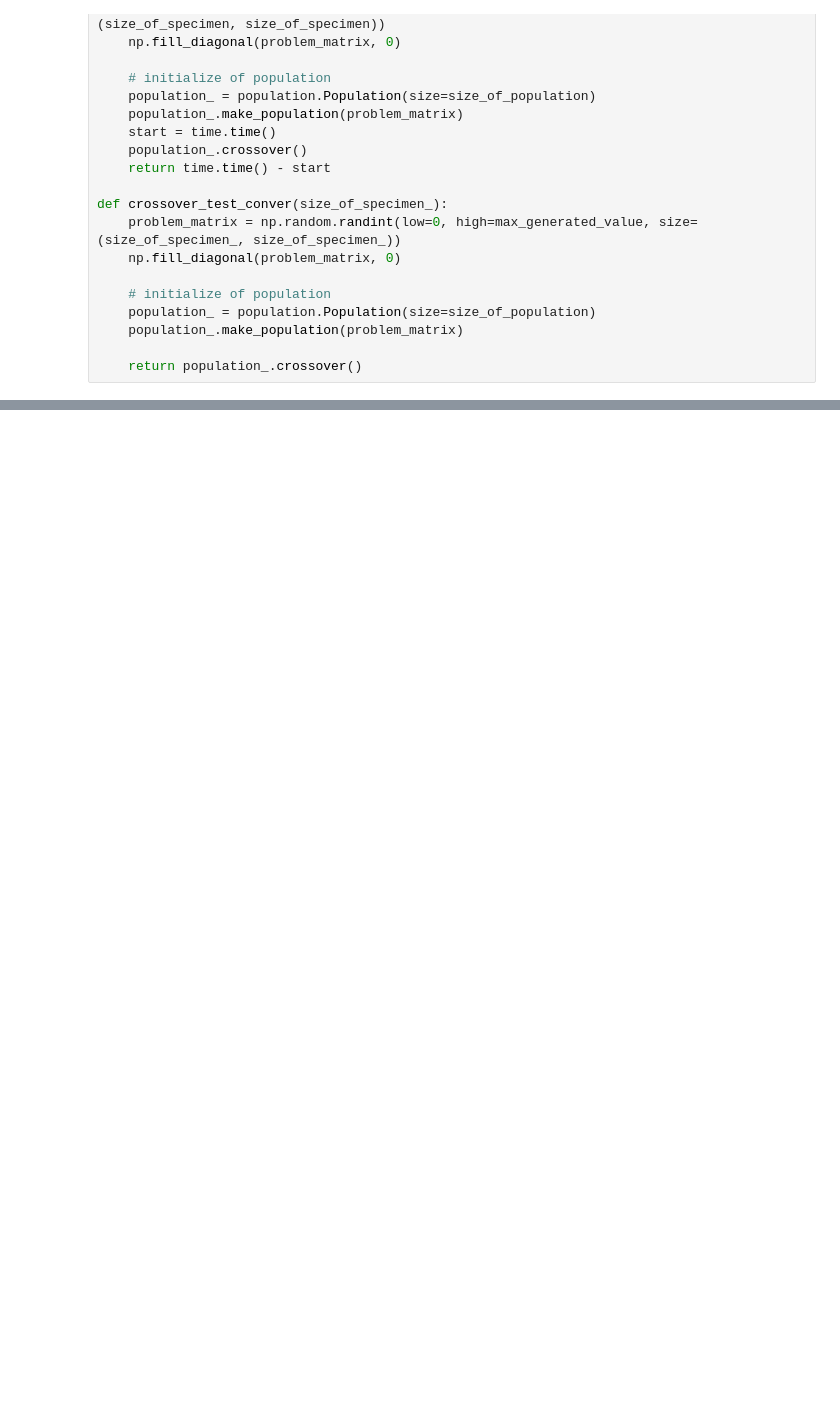
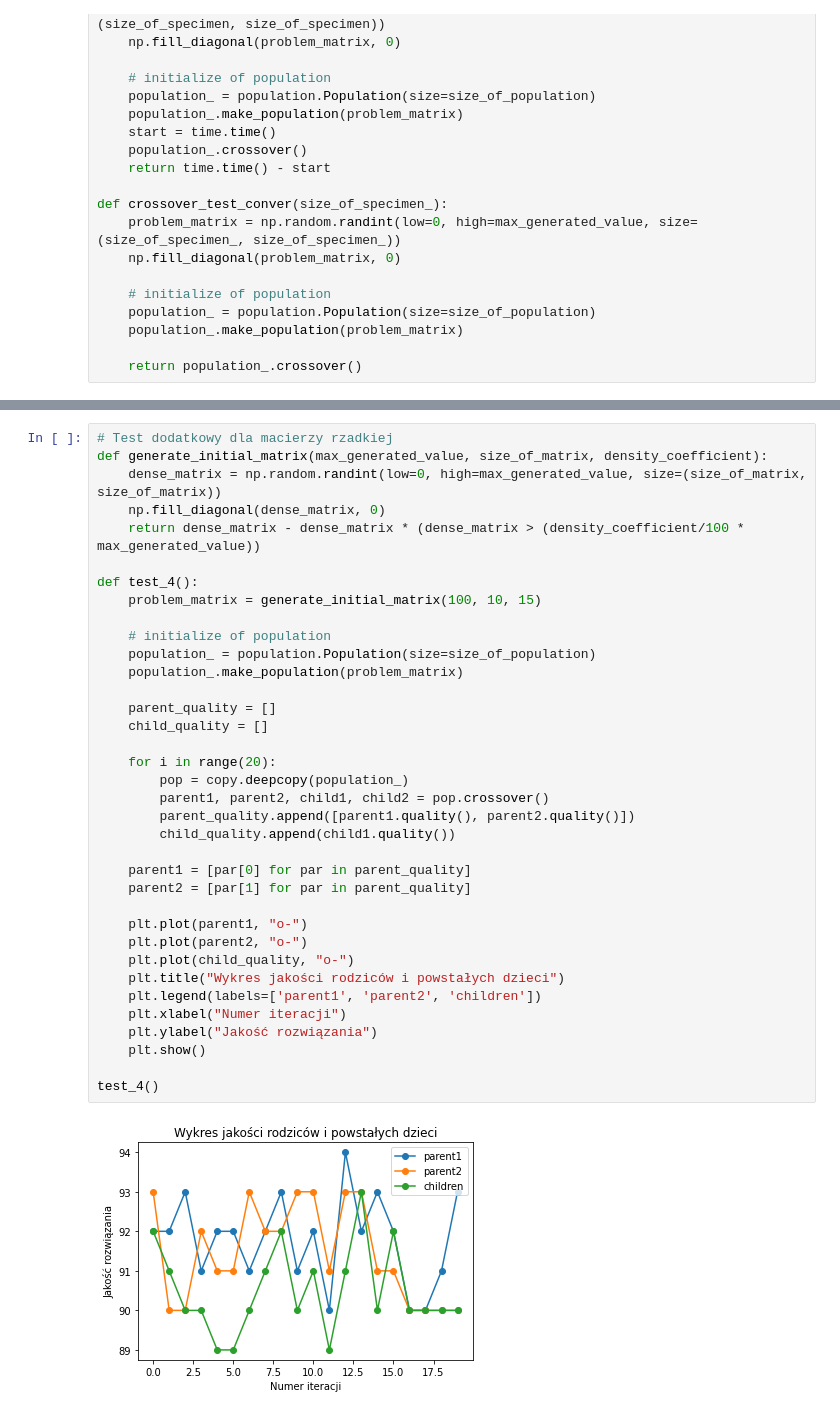
Before and after one commit to Sroka-Bartosz/-BO2-Bank-Transfers-Problem, a Jupyter notebook: crossover_test.ipynb, the cells around one changed output, grey strips where cells are left out. Saved outputs shown, nothing was run; the diff lists cells and outputs as text; blank space fills up the shorter version.

Commit message:
modified crossover test file

```diff
--- a/crossover_test.ipynb
+++ b/crossover_test.ipynb
@@ -139,0 +140,38 @@ test_3()
+# %%
+# Test dodatkowy dla macierzy rzadkiej
+def generate_initial_matrix(max_generated_value, size_of_matrix, density_coefficient):
+    dense_matrix = np.random.randint(low=0, high=max_generated_value, size=(size_of_matrix, size_of_matrix))
+    np.fill_diagonal(dense_matrix, 0)
+    return dense_matrix - dense_matrix * (dense_matrix > (density_coefficient/100 * max_generated_value))
+
+def test_4():
+    problem_matrix = generate_initial_matrix(100, 10, 15)
+
+    # initialize of population
+    population_ = population.Population(size=size_of_population)
+    population_.make_population(problem_matrix)
+
+    parent_quality = []
+    child_quality = []
+
+    for i in range(20):
+        pop = copy.deepcopy(population_)
+        parent1, parent2, child1, child2 = pop.crossover()
+        parent_quality.append([parent1.quality(), parent2.quality()])
+        child_quality.append(child1.quality())
+
+    parent1 = [par[0] for par in parent_quality]
+    parent2 = [par[1] for par in parent_quality]
+
+    plt.plot(parent1, "o-")
+    plt.plot(parent2, "o-")
+    plt.plot(child_quality, "o-")
+    plt.title("Wykres jakości rodziców i powstałych dzieci")
+    plt.legend(labels=['parent1', 'parent2', 'children'])
+    plt.xlabel("Numer iteracji")
+    plt.ylabel("Jakość rozwiązania")
+    plt.show()
+
+test_4()
+# %% [output]
+[figure, added]
```
Also changed, not shown: parts of 3 cells of this notebook.
